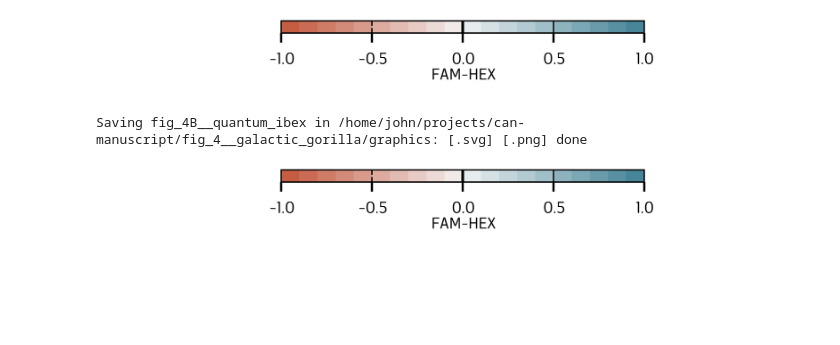
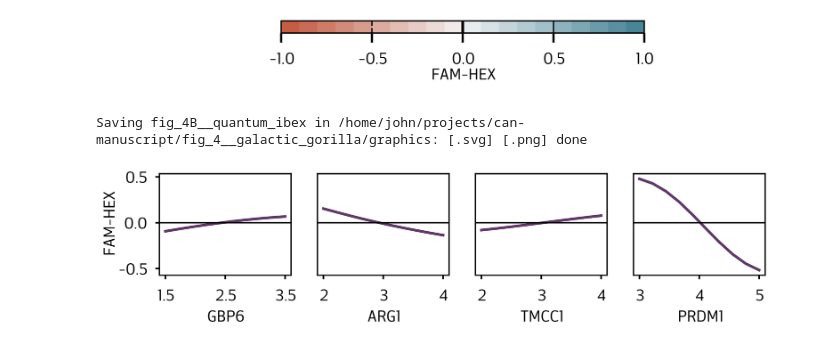
Before and after one commit to JohnGoertz/can-manuscript, a Jupyter notebook: fig_4__galactic_gorilla/code/fig_4__galactic_gorilla__4D_surface.ipynb, the cells around one changed output. Cells and saved outputs as stored; diff of their text form; code cells hidden in the pictures; blank space fills up the shorter version.

```diff
--- a/fig_4__galactic_gorilla/code/fig_4__galactic_gorilla__4D_surface.ipynb
+++ b/fig_4__galactic_gorilla/code/fig_4__galactic_gorilla__4D_surface.ipynb
@@ -245,7 +245,7 @@ mar_r = 0.22
 mar_t = 0.04
 mar_b = 0.27
 
-axs = plt.subplots(1, 4, figsize=figsize, sharey=True)[1]
+fig, axs = plt.subplots(1, 4, figsize=figsize, sharey=True)
 
 for i, (name, ax) in enumerate(zip(GATP.names, axs)):
     plt.sca(ax)
@@ -254,31 +254,31 @@ for i, (name, ax) in enumerate(zip(GATP.names, axs)):
     gmb.ParrayPlotter(x, sig.mean(axis=dims)).plot(line_kws={"lw": 1})
 
     ax.axhline(0, color="k", lw=0.5)
     ax.tick_params(axis="both", labelsize=ticklabelsize, length=1.5, width=0.6)
     ax.set_ylabel(ax.get_ylabel(), fontsize=labelsize, labelpad=0)
     ax.set_xlabel(ax.get_xlabel(), fontsize=labelsize, labelpad=2)
 
     if i > 0:
         ax.set_ylabel("")
         ax.yaxis.set_tick_params(length=0)
 
     xticks = {
         "GBP6": [1.5, 2.5, 3.5],
         "ARG1": [2, 3, 4],
         "TMCC1": [2, 3, 4],
         "PRDM1": [3, 4, 5],
     }[name]
 
     ax.set_xticks(xticks)
 
 plt.subplots_adjust(
     left=mar_l / width,
     right=1 - mar_r / width,
     top=1 - mar_t / height,
     bottom=mar_b / height,
 )
 
 savefig(fig, alias="quantum_ibex")
 # %% [output]
 Saving fig_4B__quantum_ibex in /home/john/projects/can-manuscript/fig_4__galactic_gorilla/graphics: [.svg] [.png] done
-[figure, old version]
+[figure, new version]
```
Also changed, not shown: parts of 2 cells of this notebook, 2 other files.
